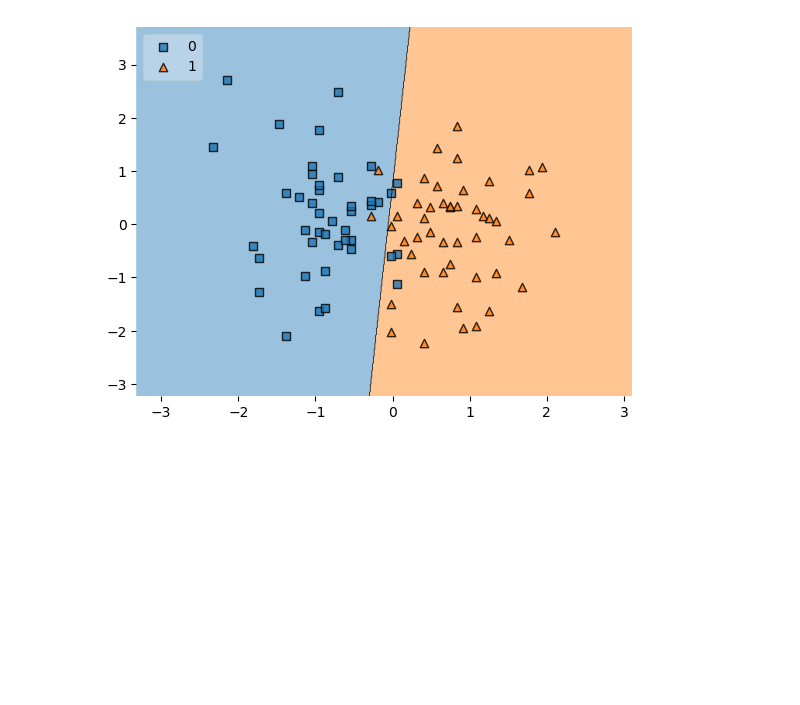
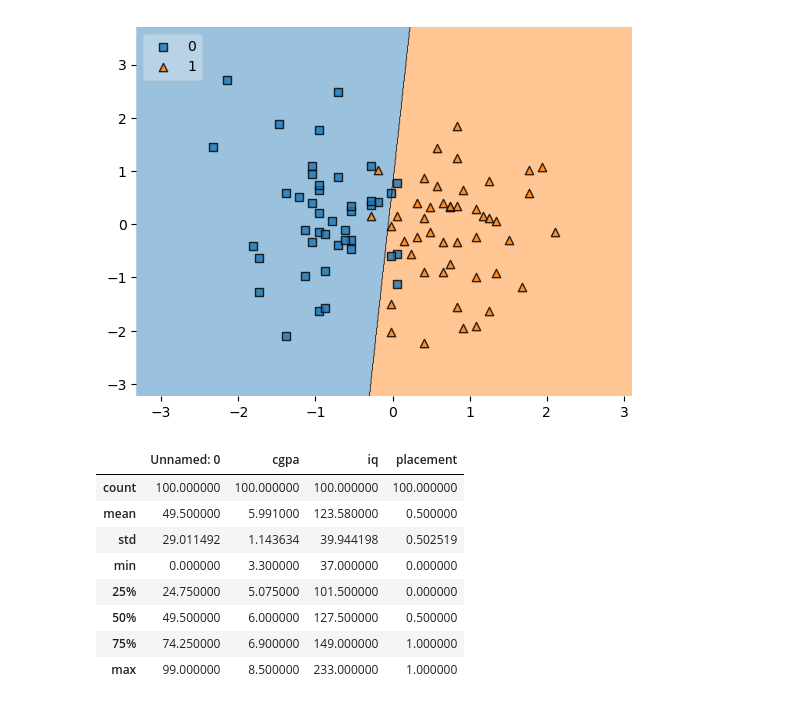
Before and after one commit to cryptic0053/ML-basics, a Jupyter notebook: 100-days-of-ml/Project-1.ipynb, the cells around one changed output. Saved outputs shown, nothing was run; the diff lists cells and outputs as text; code cells hidden in the pictures; blank space fills up the shorter version.

```diff
--- a/100-days-of-ml/Project-1.ipynb
+++ b/100-days-of-ml/Project-1.ipynb
@@ -238,3 +259,15 @@ plot_decision_regions(x_train,y_train.values,clf=clf, legend=2)
 import pickle
 # %%
 pickle.dump(clf,open('model.pkl','wb'))
+# %%
+df.describe()
+# %% [output]
+|  | Unnamed: 0 | cgpa | iq | placement |
+| count | 100.000000 | 100.000000 | 100.000000 | 100.000000 |
+| mean | 49.500000 | 5.991000 | 123.580000 | 0.500000 |
+| std | 29.011492 | 1.143634 | 39.944198 | 0.502519 |
+| min | 0.000000 | 3.300000 | 37.000000 | 0.000000 |
+| 25% | 24.750000 | 5.075000 | 101.500000 | 0.000000 |
+| 50% | 49.500000 | 6.000000 | 127.500000 | 0.500000 |
+| 75% | 74.250000 | 6.900000 | 149.000000 | 1.000000 |
+| max | 99.000000 | 8.500000 | 233.000000 | 1.000000 |
```
Also changed, not shown: parts of 7 cells of this notebook, 4 other files.
